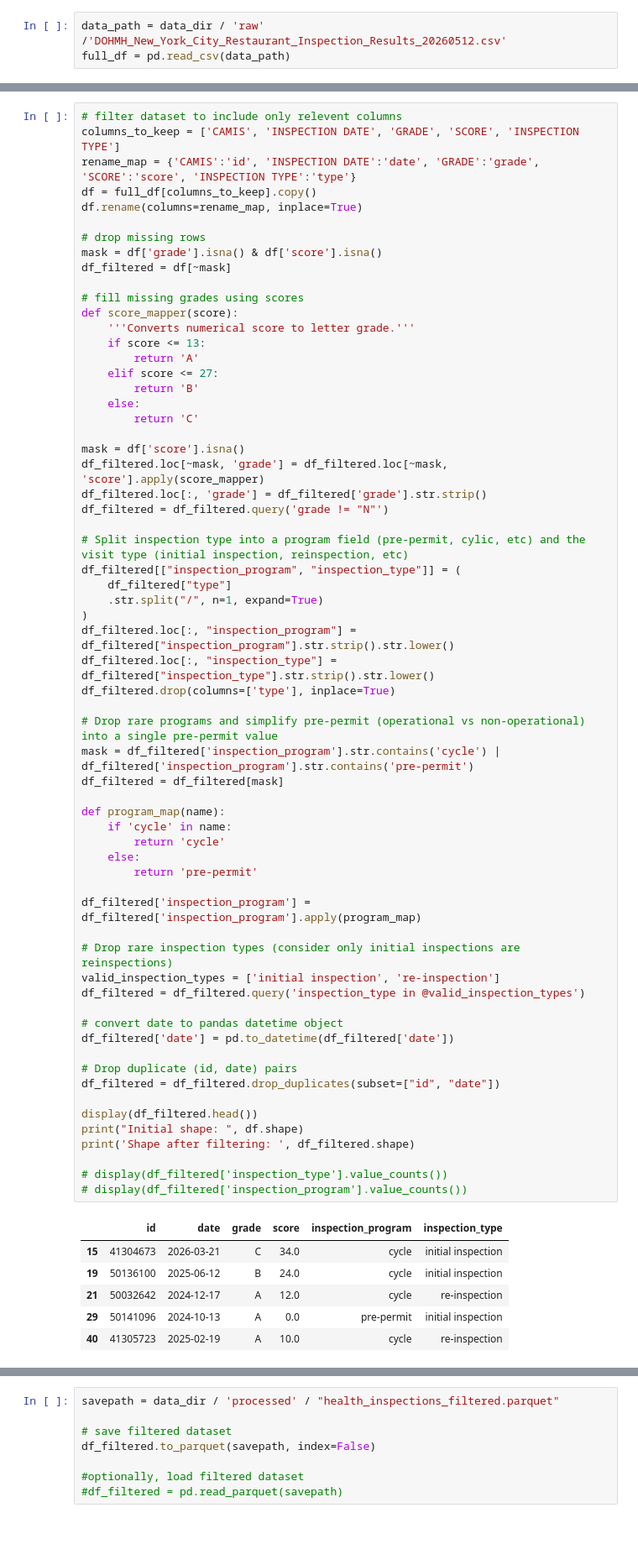
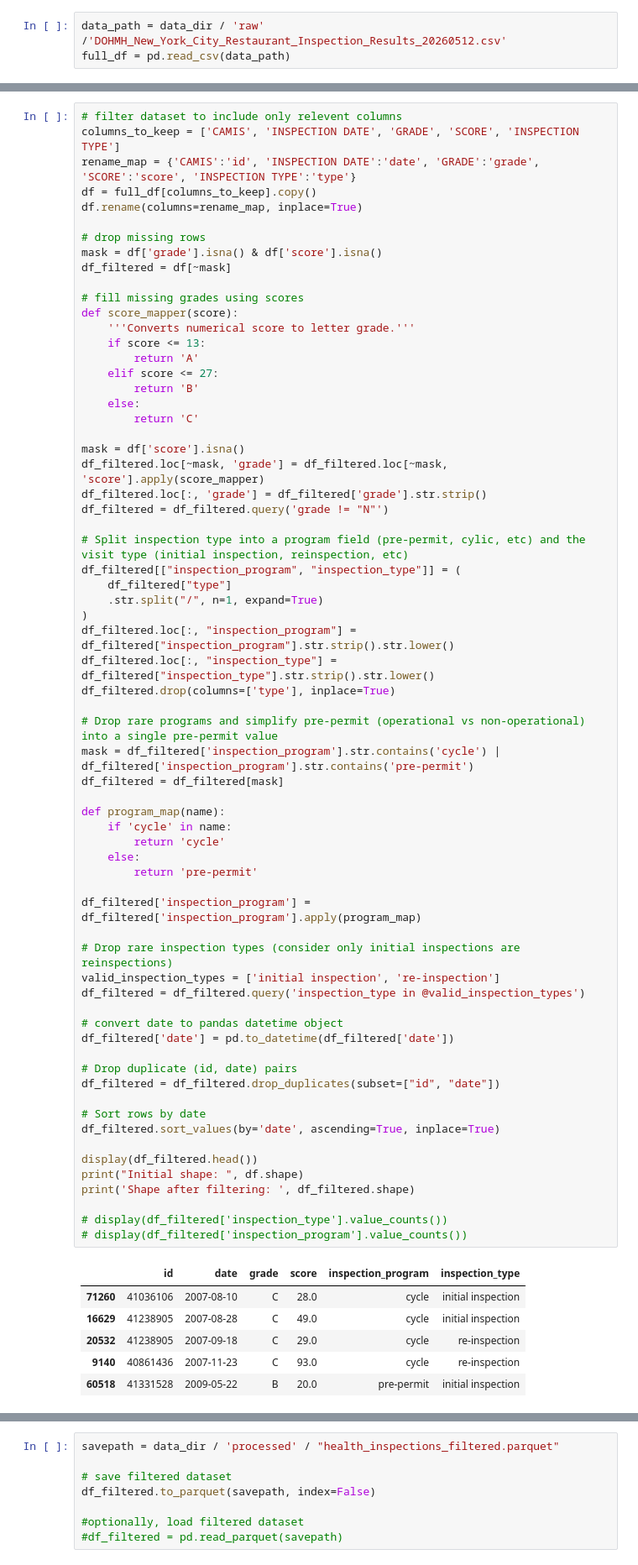
Before and after one commit to zackmcnulty/self_balancing_sampler, a Jupyter notebook: health_inspections.ipynb, the cells around one changed output, grey strips where cells are left out. Shown at 84% size. Drawn from its saved outputs; the diff is of its cells as text; blank space fills up the shorter version.

```diff
--- a/health_inspections.ipynb
+++ b/health_inspections.ipynb
@@ -116,38 +142,41 @@ df_filtered.drop(columns=['type'], inplace=True)
 # Drop rare programs and simplify pre-permit (operational vs non-operational) into a single pre-permit value
 mask = df_filtered['inspection_program'].str.contains('cycle') | df_filtered['inspection_program'].str.contains('pre-permit')
 df_filtered = df_filtered[mask]
 
 def program_map(name):
     if 'cycle' in name:
         return 'cycle'
     else:
         return 'pre-permit'
 
 df_filtered['inspection_program'] = df_filtered['inspection_program'].apply(program_map)
 
 # Drop rare inspection types (consider only initial inspections are reinspections)
 valid_inspection_types = ['initial inspection', 're-inspection']
 df_filtered = df_filtered.query('inspection_type in @valid_inspection_types')
 
 # convert date to pandas datetime object
 df_filtered['date'] = pd.to_datetime(df_filtered['date'])
 
 # Drop duplicate (id, date) pairs
 df_filtered = df_filtered.drop_duplicates(subset=["id", "date"])
 
+# Sort rows by date
+df_filtered.sort_values(by='date', ascending=True, inplace=True)
+
 display(df_filtered.head())
 print("Initial shape: ", df.shape)
 print('Shape after filtering: ', df_filtered.shape)
 
 # display(df_filtered['inspection_type'].value_counts())
 # display(df_filtered['inspection_program'].value_counts())
 # %% [output]
 |  | id | date | grade | score | inspection_program | inspection_type |
-| 15 | 41304673 | 2026-03-21 | C | 34.0 | cycle | initial inspection |
-| 19 | 50136100 | 2025-06-12 | B | 24.0 | cycle | initial inspection |
-| 21 | 50032642 | 2024-12-17 | A | 12.0 | cycle | re-inspection |
-| 29 | 50141096 | 2024-10-13 | A | 0.0 | pre-permit | initial inspection |
-| 40 | 41305723 | 2025-02-19 | A | 10.0 | cycle | re-inspection |
+| 71260 | 41036106 | 2007-08-10 | C | 28.0 | cycle | initial inspection |
+| 16629 | 41238905 | 2007-08-28 | C | 49.0 | cycle | initial inspection |
+| 20532 | 41238905 | 2007-09-18 | C | 29.0 | cycle | re-inspection |
+| 9140 | 40861436 | 2007-11-23 | C | 93.0 | cycle | re-inspection |
+| 60518 | 41331528 | 2009-05-22 | B | 20.0 | pre-permit | initial inspection |
 Initial shape:  (296210, 5)
 Shape after filtering:  (80015, 6)
 # %%
```
Also changed, not shown: parts of 7 cells of this notebook.
